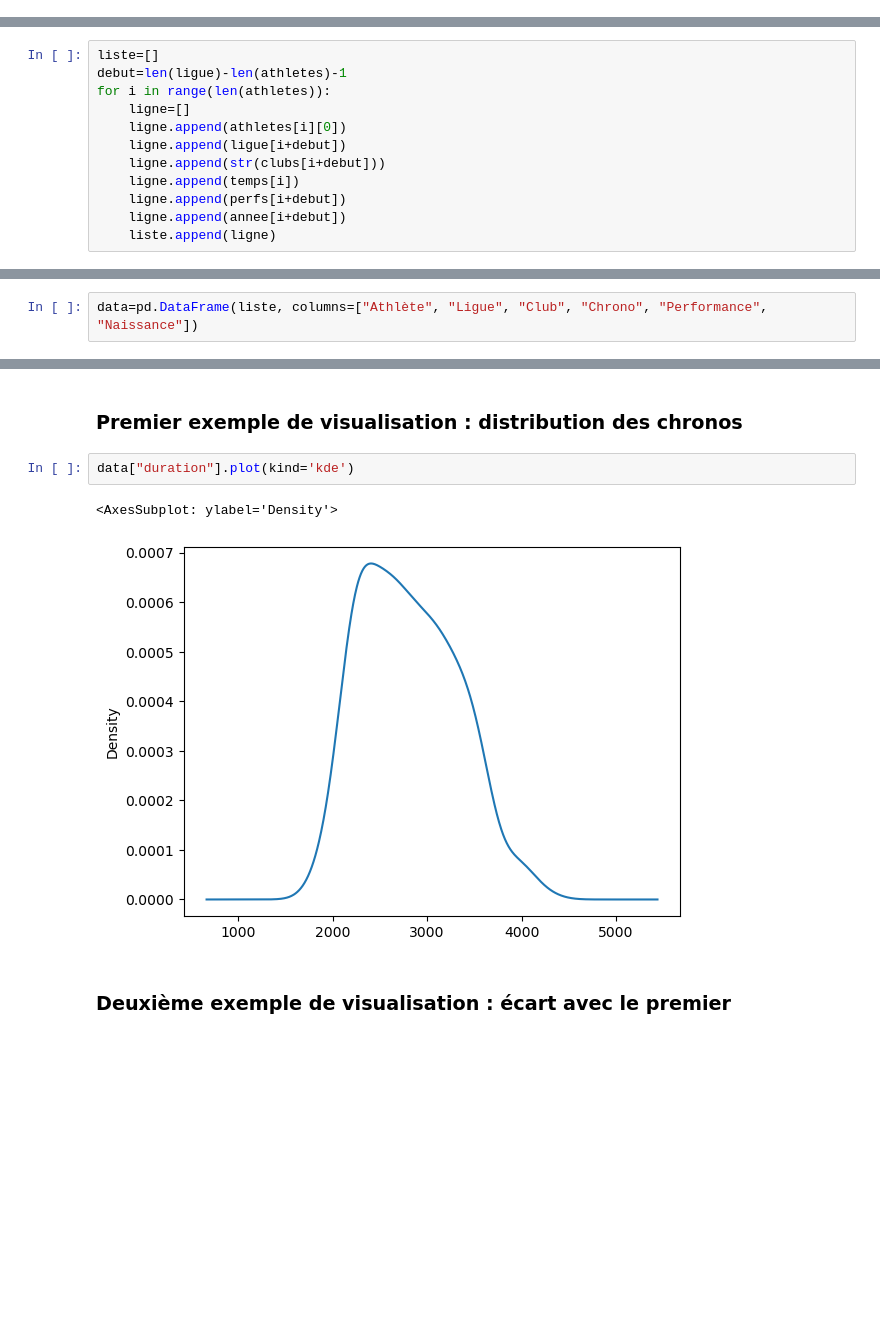
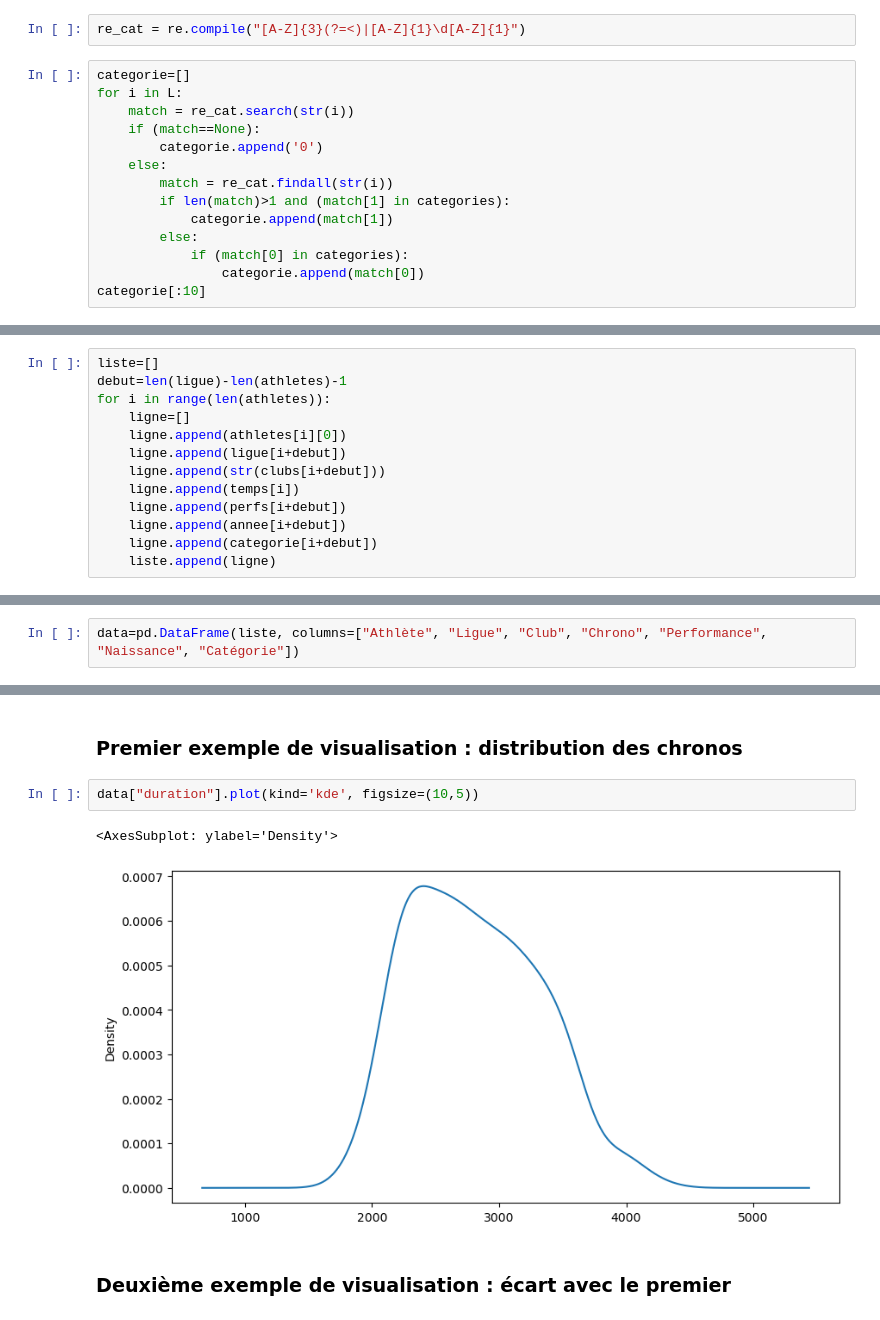
Before and after one commit to Kirscher/ResultAthle, a Jupyter notebook: scraping.ipynb, the cells around one changed output, grey strips where cells are left out. Saved outputs shown, nothing was run; the diff lists cells and outputs as text; blank space fills up the shorter version.

Commit message:
added categorie

```diff
--- a/scraping.ipynb
+++ b/scraping.ipynb
@@ -275,3 +275,19 @@ perfs[:10]
 ['', '', '', '', '', '', 'N4', 'IR1', 'IR2', 'IR2']
 # %% [markdown]
 ### Catégories des athlètes
+# %%
+re_cat = re.compile("[A-Z]{3}(?=<)|[A-Z]{1}\d[A-Z]{1}")
+# %%
+categorie=[]
+for i in L:
+    match = re_cat.search(str(i))
+    if (match==None):
+        categorie.append('0')
+    else:
+        match = re_cat.findall(str(i))
+        if len(match)>1 and (match[1] in categories):
+            categorie.append(match[1])
+        else:
+            if (match[0] in categories):
+                categorie.append(match[0])
+categorie[:10]
@@ -326,5 +344,6 @@ for i in range(len(athletes)):
     ligne.append(temps[i])
     ligne.append(perfs[i+debut])
     ligne.append(annee[i+debut])
+    ligne.append(categorie[i+debut])
     liste.append(ligne)
 # %%
@@ -334,5 +353,5 @@ len(athletes), len(perfs), len(ligue), len(clubs), len(annee)
 # %%
-data=pd.DataFrame(liste, columns=["Athlète", "Ligue", "Club", "Chrono", "Performance", "Naissance"])
+data=pd.DataFrame(liste, columns=["Athlète", "Ligue", "Club", "Chrono", "Performance", "Naissance", "Catégorie"])
 # %%
 #data['hours']=data['Chrono'].dt.hour
 #data['minutes']=data['Chrono'].dt.minute
@@ -356,10 +375,10 @@ data.head()
 # %% [markdown]
 ### Premier exemple de visualisation : distribution des chronos
 # %%
-data["duration"].plot(kind='kde')
+data["duration"].plot(kind='kde', figsize=(10,5))
 # %% [output]
 <AxesSubplot: ylabel='Density'>
-[figure, old version]
+[figure, new version]
 # %% [markdown]
 ### Deuxième exemple de visualisation : écart avec le premier
 # %%
```
Also changed, not shown: parts of 6 cells of this notebook.
